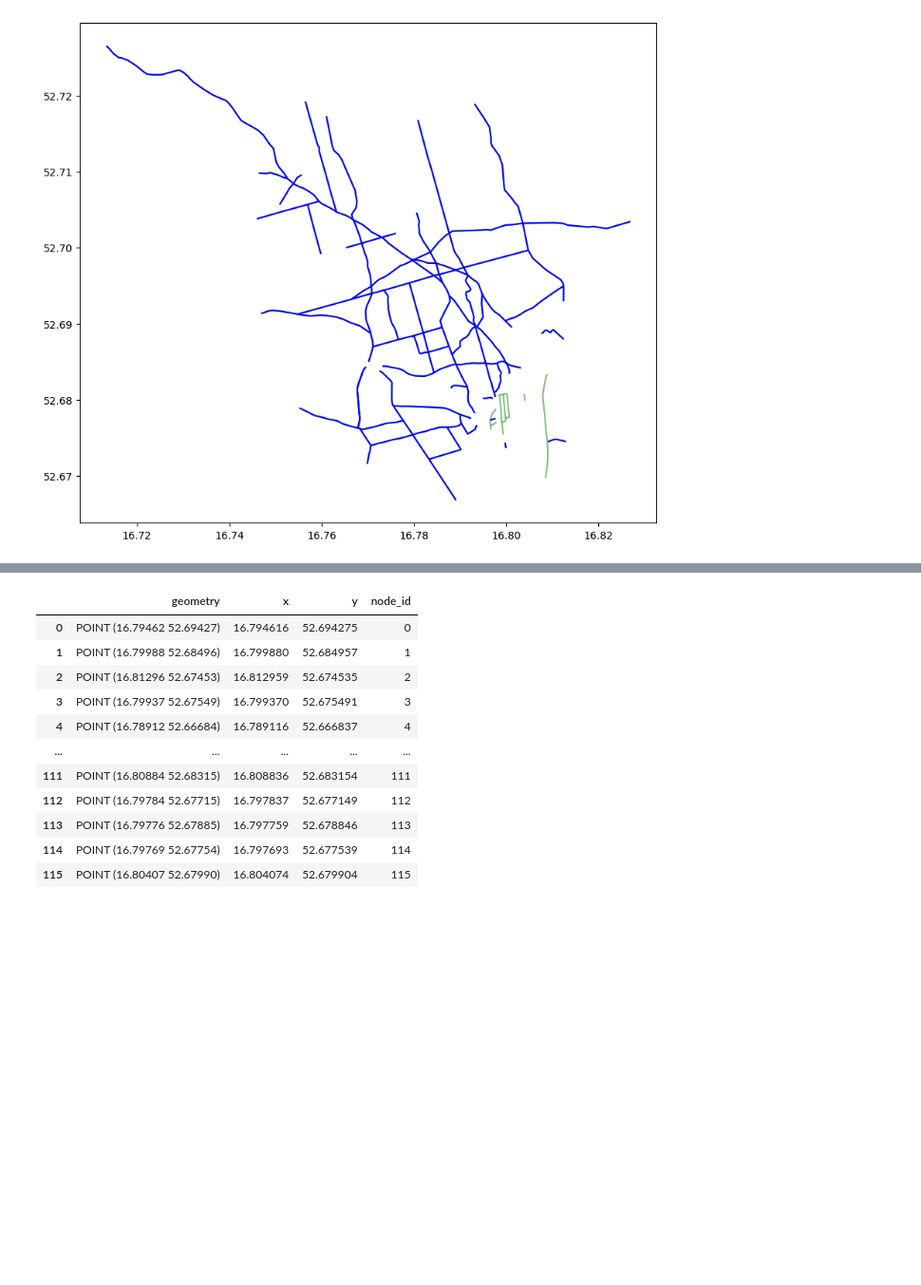
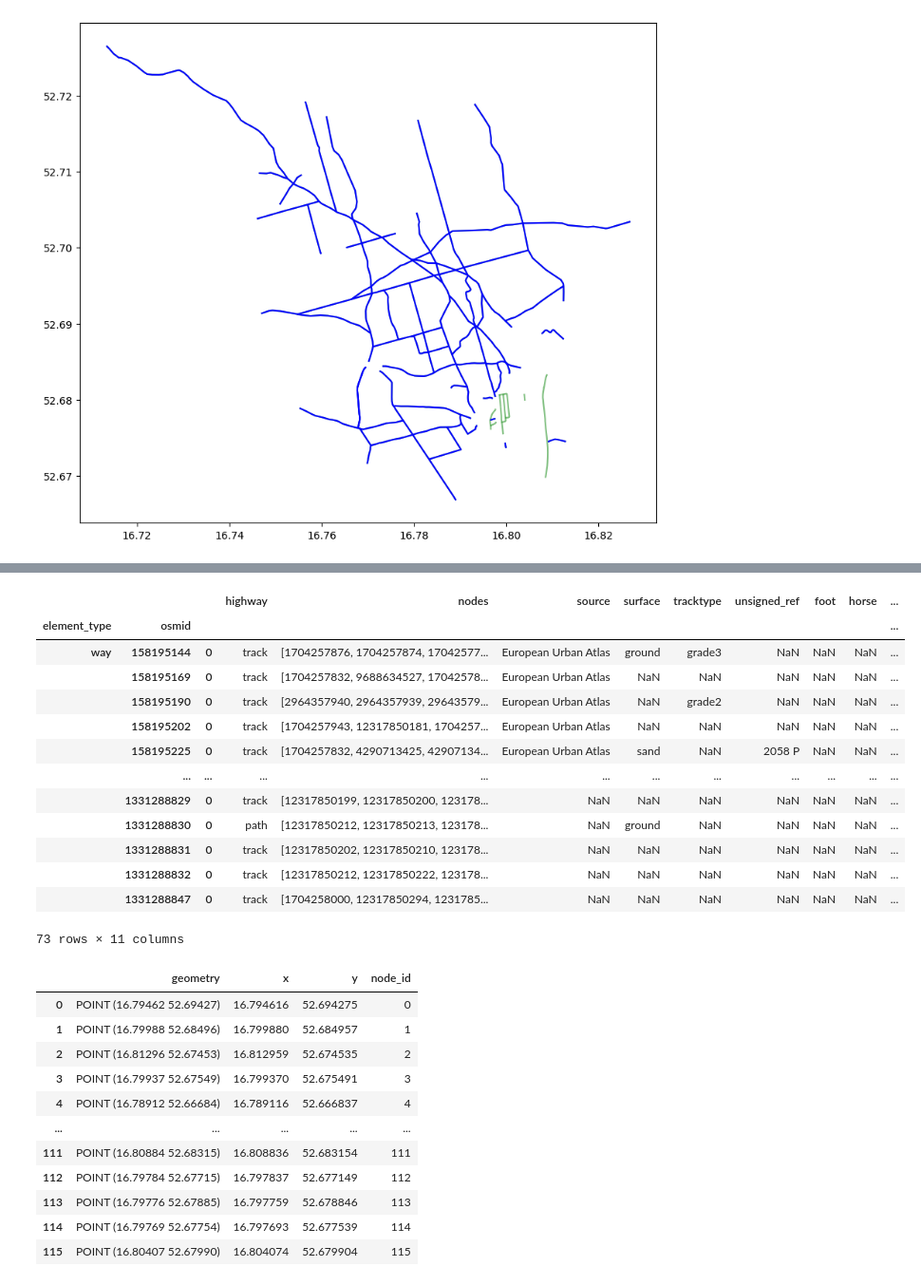
Before and after one commit to Mian-Bruel/planet-on-2024, a Jupyter notebook: src/get_pavements.ipynb, the cells around one changed output, grey strips where cells are left out. Shown: that part at 95% size. Drawn from its saved outputs; the diff is of its cells as text; code cells hidden in the pictures; blank space fills up the shorter version.

```diff
--- a/src/get_pavements.ipynb
+++ b/src/get_pavements.ipynb
@@ -60,6 +64,23 @@ nodes_gdf["y"] = nodes_gdf.geometry.y
 
 # Assign a unique ID to each node
 nodes_gdf["node_id"] = nodes_gdf.index
+# %%
+pavements_gdf
+# %% [output]
+|  |  |  | highway | nodes | source | surface | tracktype | unsigned_ref | foot | horse | ... |
+| element_type | osmid |  |  |  |  |  |  |  |  |  | ... |
+| way | 158195144 | 0 | track | [1704257876, 1704257874, 17042577... | European Urban Atlas | ground | grade3 | NaN | NaN | NaN | ... |
+|  | 158195169 | 0 | track | [1704257832, 9688634527, 17042578... | European Urban Atlas | NaN | NaN | NaN | NaN | NaN | ... |
+|  | 158195190 | 0 | track | [2964357940, 2964357939, 29643579... | European Urban Atlas | NaN | grade2 | NaN | NaN | NaN | ... |
+|  | 158195202 | 0 | track | [1704257943, 12317850181, 1704257... | European Urban Atlas | NaN | NaN | NaN | NaN | NaN | ... |
+|  | 158195225 | 0 | track | [1704257832, 4290713425, 42907134... | European Urban Atlas | sand | NaN | 2058 P | NaN | NaN | ... |
+|  | ... | ... | ... | ... | ... | ... | ... | ... | ... | ... | ... |
+|  | 1331288829 | 0 | track | [12317850199, 12317850200, 123178... | NaN | NaN | NaN | NaN | NaN | NaN | ... |
+|  | 1331288830 | 0 | path | [12317850212, 12317850213, 123178... | NaN | ground | NaN | NaN | NaN | NaN | ... |
+|  | 1331288831 | 0 | track | [12317850202, 12317850210, 123178... | NaN | NaN | NaN | NaN | NaN | NaN | ... |
+|  | 1331288832 | 0 | track | [12317850212, 12317850222, 123178... | NaN | NaN | NaN | NaN | NaN | NaN | ... |
+|  | 1331288847 | 0 | track | [1704258000, 12317850294, 1231785... | NaN | NaN | NaN | NaN | NaN | NaN | ... |
+73 rows × 11 columns
 # %%
 nodes_gdf
 # %% [output]
```
Also changed, not shown: parts of 9 cells of this notebook.
